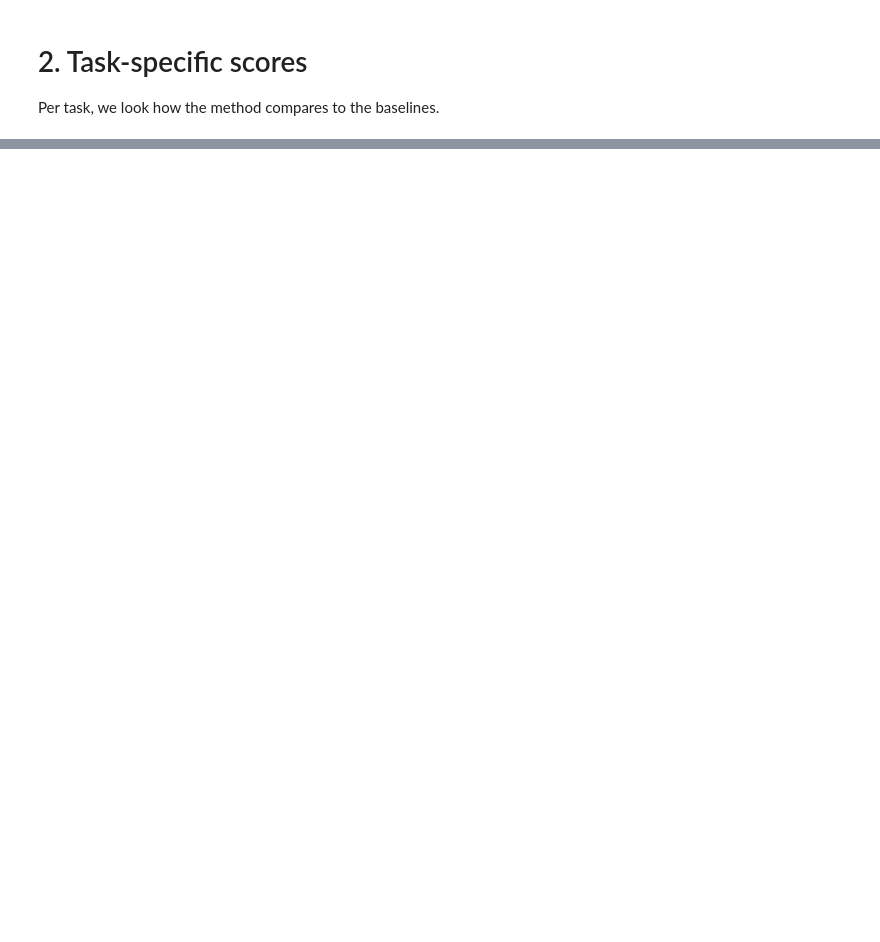
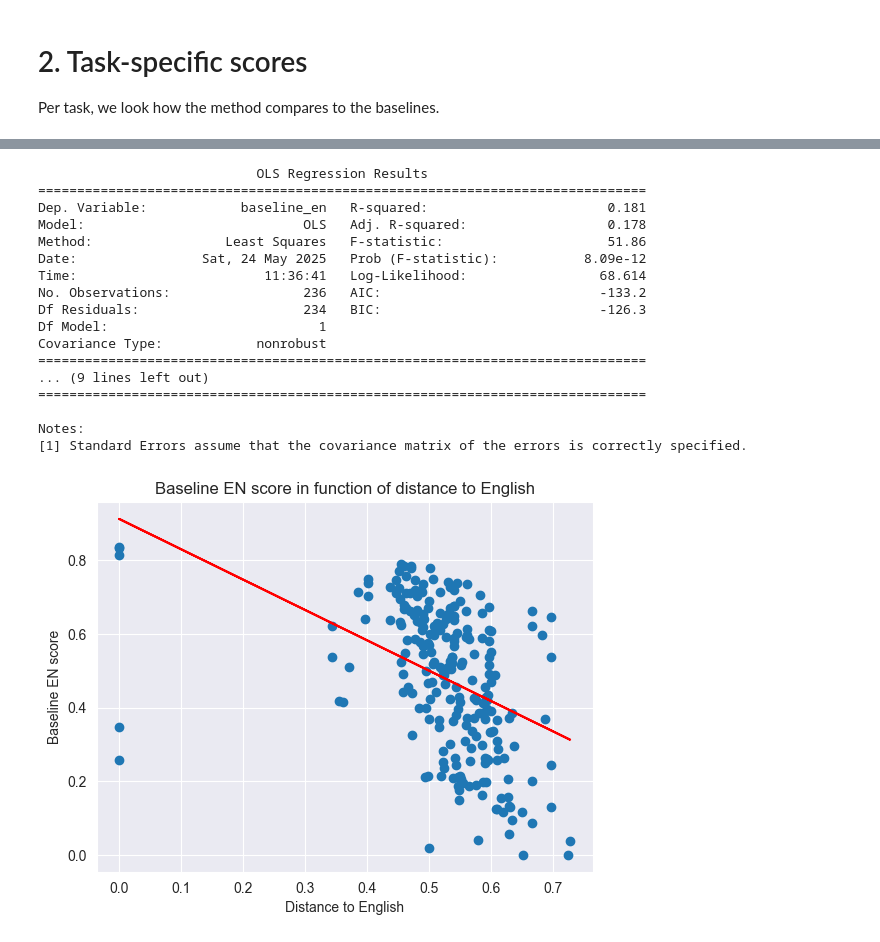
Before and after one commit to stefaccou/TIPA, a Jupyter notebook: analysis/2_Stats_unfinished.ipynb, the cells around one changed output, grey strips where cells are left out. Saved outputs shown, nothing was run; the diff lists cells and outputs as text; code cells hidden in the pictures; blank space fills up the shorter version.

```diff
--- a/analysis/2_Stats_unfinished.ipynb
+++ b/analysis/2_Stats_unfinished.ipynb
@@ -430,0 +959,10 @@ The difference is not statistically significant
+# %%
+# 1) assemble predictors
+X = df[["token_overlap", "xlm_inclusion"]]
+X = sm.add_constant(X)  # adds the intercept term
+
+# 2) fit
+model = sm.OLS(df["finetune_improvement"], X).fit()
+
+# 3) inspect
+print(model.summary())
@@ -430,0 +987,13 @@ The difference is not statistically significant
+# %%
+# we do this separately for NER and POS
+for task in ["ner", "pos"]:
+    df_exp = df.copy()
+    # we only look at the task
+    df_exp = df_exp[df_exp["task"] == task]
+    X = df_exp[["token_overlap", "distance"]]
+    X = sm.add_constant(X)  # adds the intercept term
+    # 2) fit
+    model = sm.OLS(df_exp["finetune_improvement"], X).fit()
+    # 3) inspect
+    print(f"Task: {task}")
+    print(model.summary())
@@ -430,0 +1040,34 @@ The difference is not statistically significant
+# %%
+# we do simple regression. The distance is the independent variable, the score is the dependent variable
+
+X = df[["distance"]]
+X = sm.add_constant(X)  # adds the intercept term
+y = df["baseline_en"]
+model = sm.OLS(y, X).fit()
+print(model.summary())
+# we can plot the data
+plt.scatter(df["distance"], df["baseline_en"])
+plt.plot(df["distance"], model.predict(X), color="red")
+plt.xlabel("Distance to English")
+plt.ylabel("Baseline EN score")
+plt.title("Baseline EN score in function of distance to English")
+plt.show()
+# %% [output]
+                            OLS Regression Results
+==============================================================================
+Dep. Variable:            baseline_en   R-squared:                       0.181
+Model:                            OLS   Adj. R-squared:                  0.178
+Method:                 Least Squares   F-statistic:                     51.86
+Date:                Sat, 24 May 2025   Prob (F-statistic):           8.09e-12
+Time:                        11:36:41   Log-Likelihood:                 68.614
+No. Observations:                 236   AIC:                            -133.2
+Df Residuals:                     234   BIC:                            -126.3
+Df Model:                           1
+Covariance Type:            nonrobust
+==============================================================================
+... (9 lines left out)
+==============================================================================
+
+Notes:
+[1] Standard Errors assume that the covariance matrix of the errors is correctly specified.
+[figure, added]
```
Also changed, not shown: parts of 53 cells of this notebook, 9 other files.
